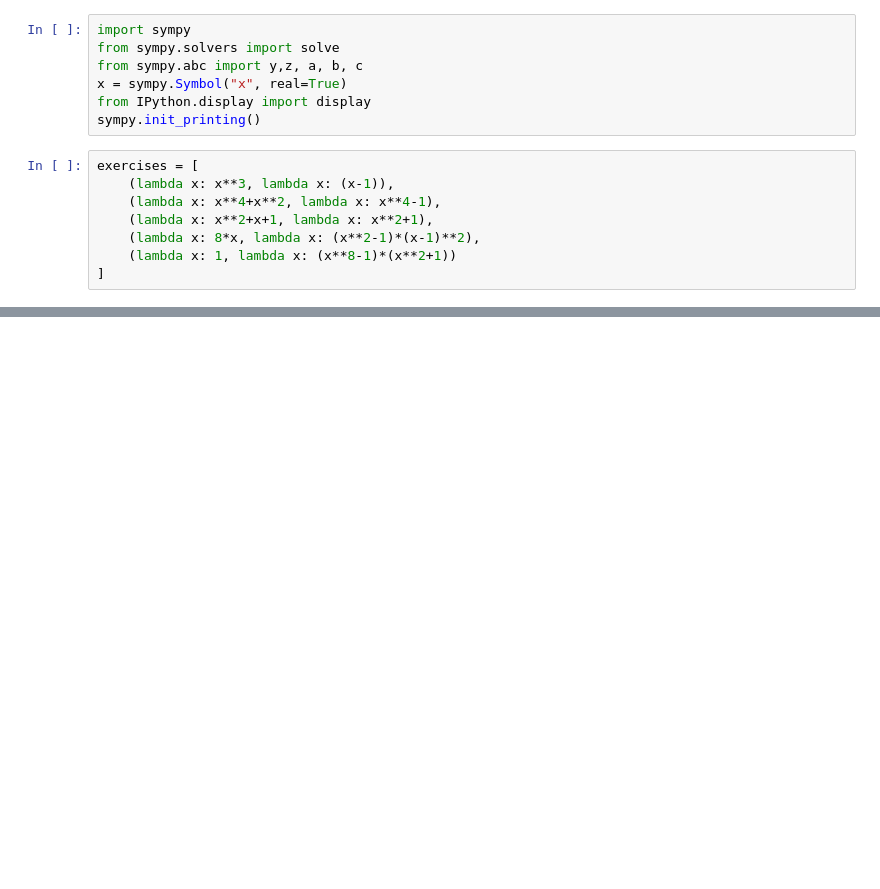
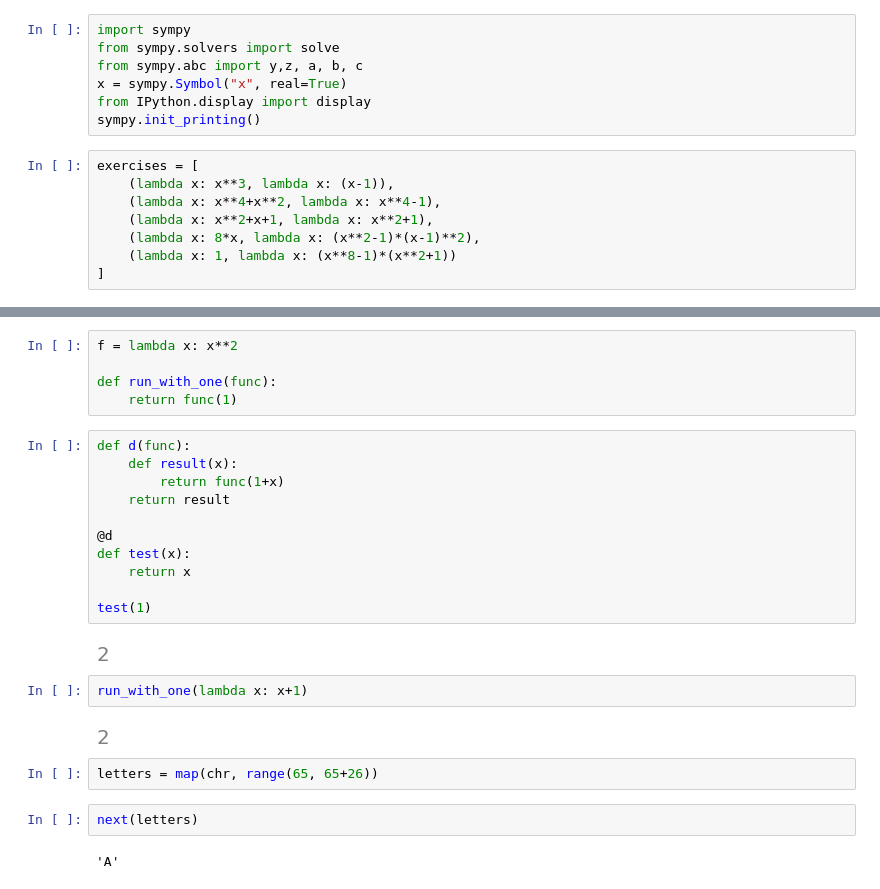
Before and after one commit to biosfood/math-utils, a Jupyter notebook: partial-fraction.ipynb, the cells around one changed output, grey strips where cells are left out. Saved outputs shown, nothing was run; the diff lists cells and outputs as text; blank space fills up the shorter version.

```diff
--- a/partial-fraction.ipynb
+++ b/partial-fraction.ipynb
@@ -59,0 +74,28 @@ for f, q in exercises:
+# %%
+f = lambda x: x**2
+
+def run_with_one(func):
+    return func(1)
+# %%
+def d(func):
+    def result(x):
+        return func(1+x)
+    return result
+
+@d
+def test(x):
+    return x
+
+test(1)
+# %% [output]
+[figure, added]
+# %%
+run_with_one(lambda x: x+1)
+# %% [output]
+[figure, added]
+# %%
+letters = map(chr, range(65, 65+26))
+# %%
+next(letters)
+# %% [output]
+'A'
```
Also changed, not shown: parts of 2 cells of this notebook.
